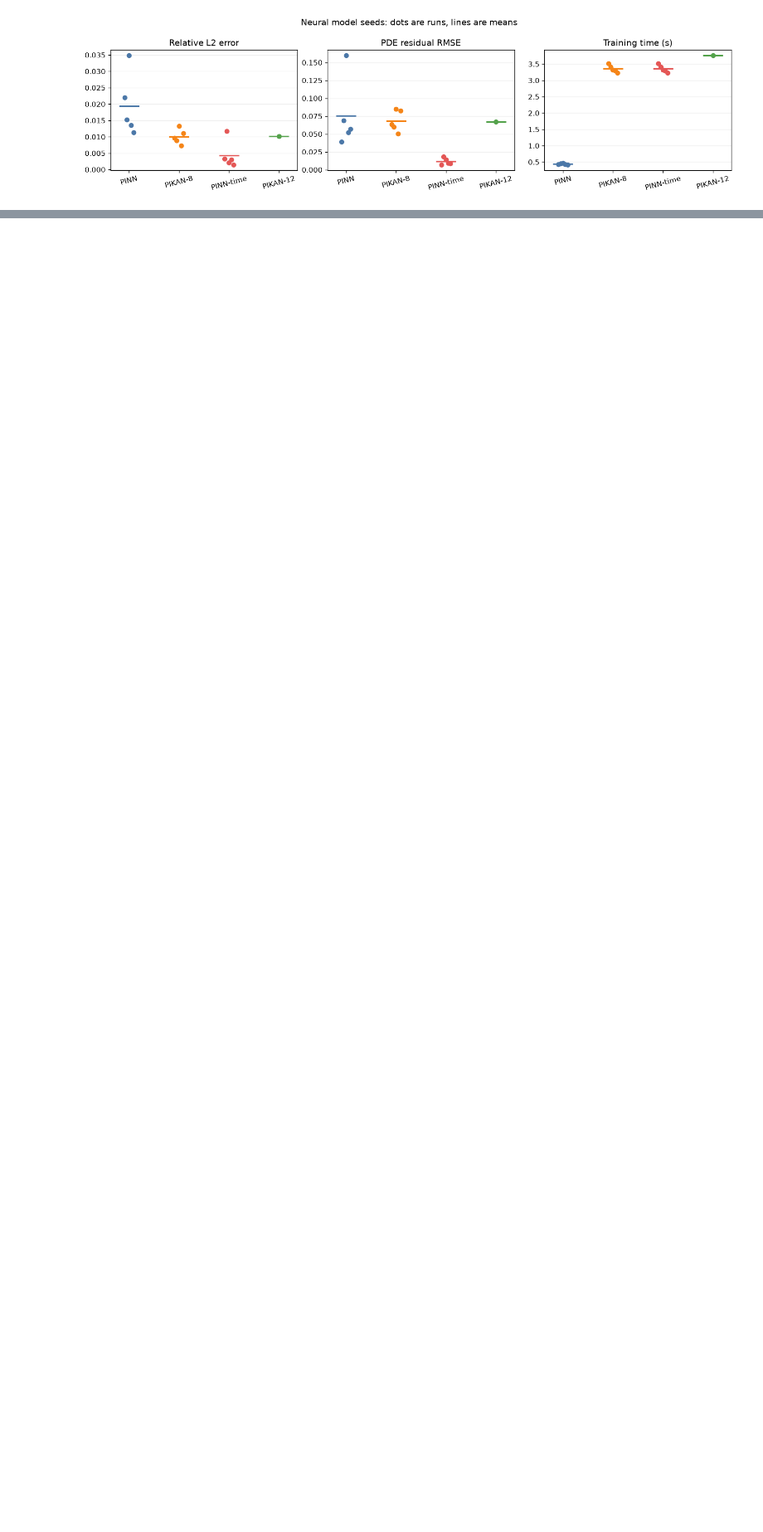
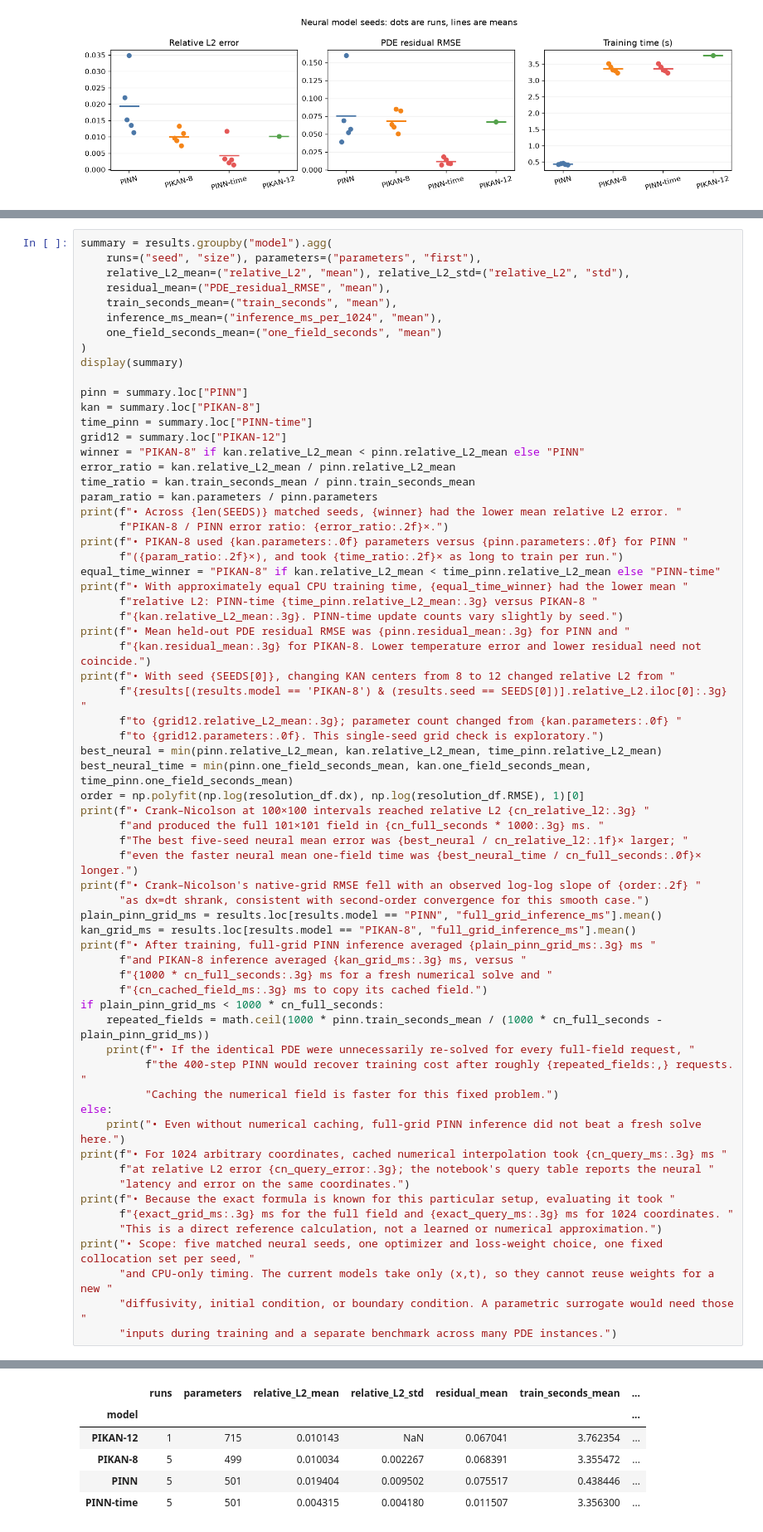
Before and after one commit to OussemaBenAmeur/Benchmark-Heat-Equation, a Jupyter notebook: PIKAN_Heat_Equation.ipynb, the cells around one changed output, grey strips where cells are left out. Shown at 83% size. Drawn from its saved outputs; the diff is of its cells as text; blank space fills up the shorter version.

```diff
--- a/PIKAN_Heat_Equation.ipynb
+++ b/PIKAN_Heat_Equation.ipynb
@@ -555,0 +587,66 @@ plt.show()
+# %%
+summary = results.groupby("model").agg(
+    runs=("seed", "size"), parameters=("parameters", "first"),
+    relative_L2_mean=("relative_L2", "mean"), relative_L2_std=("relative_L2", "std"),
+    residual_mean=("PDE_residual_RMSE", "mean"),
+    train_seconds_mean=("train_seconds", "mean"),
+    inference_ms_mean=("inference_ms_per_1024", "mean"),
+    one_field_seconds_mean=("one_field_seconds", "mean")
+)
+display(summary)
+
+pinn = summary.loc["PINN"]
+kan = summary.loc["PIKAN-8"]
+time_pinn = summary.loc["PINN-time"]
+grid12 = summary.loc["PIKAN-12"]
+winner = "PIKAN-8" if kan.relative_L2_mean < pinn.relative_L2_mean else "PINN"
+error_ratio = kan.relative_L2_mean / pinn.relative_L2_mean
+time_ratio = kan.train_seconds_mean / pinn.train_seconds_mean
+param_ratio = kan.parameters / pinn.parameters
+print(f"• Across {len(SEEDS)} matched seeds, {winner} had the lower mean relative L2 error. "
+      f"PIKAN-8 / PINN error ratio: {error_ratio:.2f}×.")
+print(f"• PIKAN-8 used {kan.parameters:.0f} parameters versus {pinn.parameters:.0f} for PINN "
+      f"({param_ratio:.2f}×), and took {time_ratio:.2f}× as long to train per run.")
+equal_time_winner = "PIKAN-8" if kan.relative_L2_mean < time_pinn.relative_L2_mean else "PINN-time"
+print(f"• With approximately equal CPU training time, {equal_time_winner} had the lower mean "
+      f"relative L2: PINN-time {time_pinn.relative_L2_mean:.3g} versus PIKAN-8 "
+      f"{kan.relative_L2_mean:.3g}. PINN-time update counts vary slightly by seed.")
+print(f"• Mean held-out PDE residual RMSE was {pinn.residual_mean:.3g} for PINN and "
+      f"{kan.residual_mean:.3g} for PIKAN-8. Lower temperature error and lower residual need not coincide.")
+print(f"• With seed {SEEDS[0]}, changing KAN centers from 8 to 12 changed relative L2 from "
+      f"{results[(results.model == 'PIKAN-8') & (results.seed == SEEDS[0])].relative_L2.iloc[0]:.3g} "
+      f"to {grid12.relative_L2_mean:.3g}; parameter count changed from {kan.parameters:.0f} "
+      f"to {grid12.parameters:.0f}. This single-seed grid check is exploratory.")
+best_neural = min(pinn.relative_L2_mean, kan.relative_L2_mean, time_pinn.relative_L2_mean)
+best_neural_time = min(pinn.one_field_seconds_mean, kan.one_field_seconds_mean, time_pinn.one_field_seconds_mean)
+order = np.polyfit(np.log(resolution_df.dx), np.log(resolution_df.RMSE), 1)[0]
+print(f"• Crank–Nicolson at 100×100 intervals reached relative L2 {cn_relative_l2:.3g} "
+      f"and produced the full 101×101 field in {cn_full_seconds * 1000:.3g} ms. "
+      f"The best five-seed neural mean error was {best_neural / cn_relative_l2:.1f}× larger; "
+      f"even the faster neural mean one-field time was {best_neural_time / cn_full_seconds:.0f}× longer.")
+print(f"• Crank–Nicolson's native-grid RMSE fell with an observed log-log slope of {order:.2f} "
+      "as dx=dt shrank, consistent with second-order convergence for this smooth case.")
+plain_pinn_grid_ms = results.loc[results.model == "PINN", "full_grid_inference_ms"].mean()
+kan_grid_ms = results.loc[results.model == "PIKAN-8", "full_grid_inference_ms"].mean()
+print(f"• After training, full-grid PINN inference averaged {plain_pinn_grid_ms:.3g} ms "
+      f"and PIKAN-8 inference averaged {kan_grid_ms:.3g} ms, versus "
+      f"{1000 * cn_full_seconds:.3g} ms for a fresh numerical solve and "
+      f"{cn_cached_field_ms:.3g} ms to copy its cached field.")
+if plain_pinn_grid_ms < 1000 * cn_full_seconds:
+    repeated_fields = math.ceil(1000 * pinn.train_seconds_mean / (1000 * cn_full_seconds - plain_pinn_grid_ms))
+    print(f"• If the identical PDE were unnecessarily re-solved for every full-field request, "
+          f"the 400-step PINN would recover training cost after roughly {repeated_fields:,} requests. "
+          "Caching the numerical field is faster for this fixed problem.")
+else:
+    print("• Even without numerical caching, full-grid PINN inference did not beat a fresh solve here.")
+print(f"• For 1024 arbitrary coordinates, cached numerical interpolation took {cn_query_ms:.3g} ms "
+      f"at relative L2 error {cn_query_error:.3g}; the notebook's query table reports the neural "
+      "latency and error on the same coordinates.")
+print(f"• Because the exact formula is known for this particular setup, evaluating it took "
+      f"{exact_grid_ms:.3g} ms for the full field and {exact_query_ms:.3g} ms for 1024 coordinates. "
+      "This is a direct reference calculation, not a learned or numerical approximation.")
+print("• Scope: five matched neural seeds, one optimizer and loss-weight choice, one fixed collocation set per seed, "
+      "and CPU-only timing. The current models take only (x,t), so they cannot reuse weights for a new "
+      "diffusivity, initial condition, or boundary condition. A parametric surrogate would need those "
+      "inputs during training and a separate benchmark across many PDE instances.")
+# %% [output]
@@ -555,0 +665,6 @@ plt.show()
+|  | runs | parameters | relative_L2_mean | relative_L2_std | residual_mean | train_seconds_mean | ... |
+| model |  |  |  |  |  |  | ... |
+| PIKAN-12 | 1 | 715 | 0.010143 | NaN | 0.067041 | 3.762354 | ... |
+| PIKAN-8 | 5 | 499 | 0.010034 | 0.002267 | 0.068391 | 3.355472 | ... |
+| PINN | 5 | 501 | 0.019404 | 0.009502 | 0.075517 | 0.438446 | ... |
+| PINN-time | 5 | 501 | 0.004315 | 0.004180 | 0.011507 | 3.356300 | ... |
```
Also changed, not shown: parts of 5 cells of this notebook.
